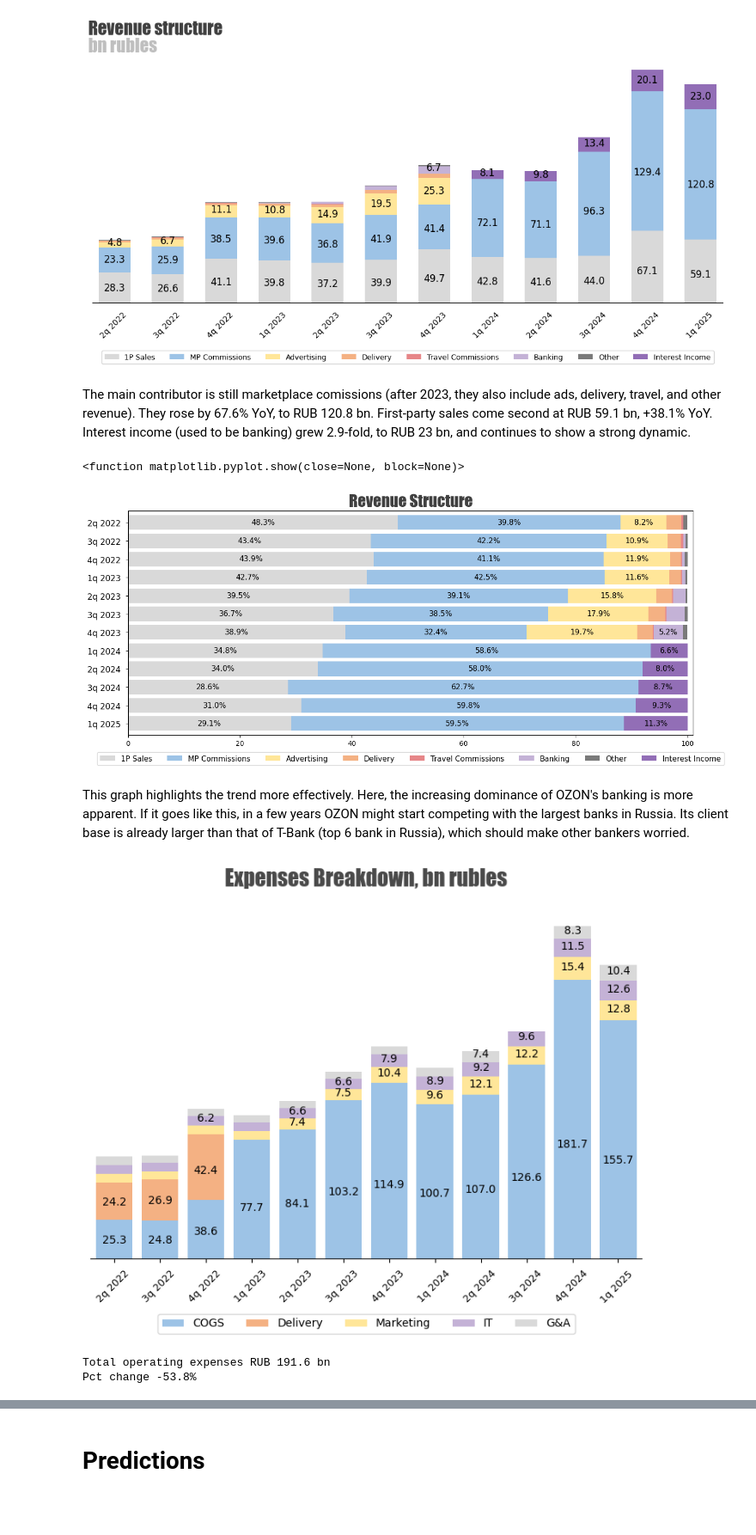
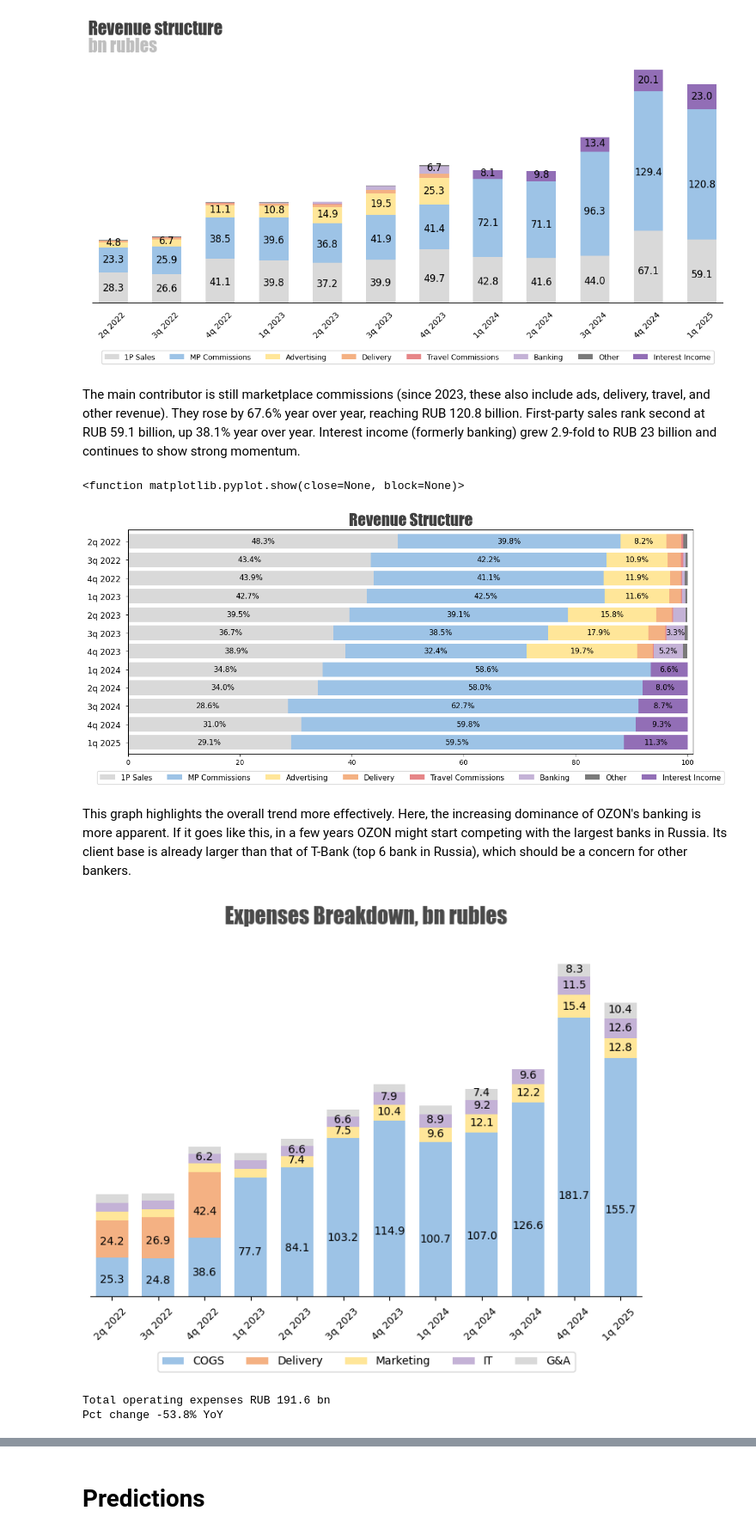
Before and after one commit to Sergei-Ryzhkov/Projects, a Jupyter notebook: OZON analysis.ipynb, the cells around one changed output, grey strips where cells are left out. Shown at 86% size. Saved outputs shown, nothing was run; the diff lists cells and outputs as text; code cells hidden in the pictures; blank space fills up the shorter version.

Commit message:
Improved text

```diff
--- a/OZON analysis.ipynb
+++ b/OZON analysis.ipynb
@@ -306,7 +311,7 @@ ozon_colors = ['#D9D9D9', '#9DC3E6', '#FFE699', '#F4B183', '#E68688','#C4B2D6',
 Revenue_str_figure, rsv = plt.subplots(figsize=(14, 6))
 for i in range(len(revenue_structure.iloc[1:, -quarters_analysed:])):
     rsv.bar(dates_q, revenue_structure.iloc[1 + i, -quarters_analysed:], color=ozon_colors[i],
-            bottom=revenue_structure.iloc[1:i + 1, -quarters_analysed:].sum(), label=labels[i], width=0.6)
+            bottom=revenue_structure.iloc[1:i + 1, -quarters_analysed:].sum(), label=labels[i], width=0.55)
 rsv.xaxis.set_tick_params(rotation=45, labelsize=10)
 rsv.margins(x=0.01)
 rsv.xaxis.set_ticks_position('none')
@@ -327,7 +332,7 @@ plt.show()
 # %% [output]
 [figure]
 # %% [markdown]
-The main contributor is still marketplace comissions (after 2023, they also include ads, delivery, travel, and other revenue). They rose by 67.6% YoY, to RUB 120.8 bn. First-party sales come second at RUB 59.1 bn, +38.1% YoY. Interest income (used to be banking) grew 2.9-fold, to RUB 23 bn, and continues to show a strong dynamic.
+The main contributor is still marketplace commissions (since 2023, these also include ads, delivery, travel, and other revenue). They rose by 67.6% year over year, reaching RUB 120.8 billion. First-party sales rank second at RUB 59.1 billion, up 38.1% year over year. Interest income (formerly banking) grew 2.9-fold to RUB 23 billion and continues to show strong momentum.
 # %%
 # Create a revenue pct graph
 revenue_pct = round((revenue_structure.iloc[1:, -quarters_analysed:] / revenue_structure.iloc[1:, -quarters_analysed:].sum() * 100).astype(float), 2)
@@ -339,7 +344,7 @@ for i in range(len(revenue_pct)):
              left=revenue_pct.iloc[:i].sum())
 for i in range(len(revenue_pct)):
     for j in range(revenue_pct.shape[1]):
-        if revenue_pct.iloc[i, j] > 4:
+        if revenue_pct.iloc[i, j] > 3:
             pcf.text(revenue_pct.iloc[:i + 1, j].sum() - revenue_pct.iloc[i, j] * 0.5, dates_line[j] + 0.1,
                     str(round(revenue_pct.iloc[i, j], 1)) + '%', ha='center', fontsize=11)
 pcf.set_title('Revenue Structure', fontsize=24, **font, color=f_colors[0])
@@ -350,40 +355,40 @@ pcf.legend(loc='lower center', bbox_to_anchor=(0.5, -0.15), ncol=8, fontsize=11)
 plt.show
 # %% [output]
 <function matplotlib.pyplot.show(close=None, block=None)>
-[figure, old version]
+[figure, new version]
 # %% [markdown]
-This graph highlights the trend more effectively. Here, the increasing dominance of OZON's banking is more apparent. If it goes like this, in a few years OZON might start competing with the largest banks in Russia. Its client base is already larger than that of T-Bank (top 6 bank in Russia), which should make other bankers worried.
+This graph highlights the overall trend more effectively. Here, the increasing dominance of OZON's banking is more apparent. If it goes like this, in a few years OZON might start competing with the largest banks in Russia. Its client base is already larger than that of T-Bank (top 6 bank in Russia), which should be a concern for other bankers.
 # %%
 # Create an expenses plot
 ozon_colors_exp = ['#9DC3E6', '#F4B183', '#FFE699', '#C4B2D6', '#D9D9D9', '#E68688']
 exp_str = -ozon_plq.iloc[6:11, -quarters_analysed:]
 labels_exp=['COGS', 'Delivery', 'Marketing', 'IT', 'G&A']
 width_r=0.35
 
 Expenses_figure, expv = plt.subplots(figsize=(9, 6))
 expv.set_title('Expenses Breakdown, bn rubles', fontsize=20, **font, color=f_colors[0], alpha=0.95)
 for i in range(len(exp_str)):
     expv.bar(dates_q, exp_str.iloc[i, -quarters_analysed:], color=ozon_colors_exp[i],
-             bottom=exp_str.iloc[:i, -quarters_analysed:].sum(), label=labels_exp[i], width=0.8)
+             bottom=exp_str.iloc[:i, -quarters_analysed:].sum(), label=labels_exp[i], width=0.7)
 expv.xaxis.set_tick_params(rotation=45, labelsize=9)
 expv.margins(x=0.01)
 expv.set_ylim(0, exp_str.iloc[:, -quarters_analysed:].sum().max() * 1.1)
 expv.legend(loc='lower center', bbox_to_anchor=(0.5, -0.22), ncol=len(exp_str))
 for i in range(exp_str.shape[0]):
     for j in range(exp_str.shape[1]):
         if exp_str.iloc[i, j] > 6:
-            expv.text(dates_q.iloc[j], exp_str.iloc[:i, j].sum() + exp_str.iloc[i, j] * 0.4,
+            expv.text(dates_q.iloc[j], exp_str.iloc[:i, j].sum() + exp_str.iloc[i, j] * 0.35,
                       str(round(exp_str.iloc[i, -quarters_analysed + j], 1)), ha='center')
 for key, spine in expv.spines.items():
     if key != 'bottom':
         spine.set_visible(False)
 expv.yaxis.set_visible(False)
 plt.show()
 print(f"Total operating expenses RUB {round(-ozon_plq.iloc[6:11,-1].sum(), 1)} bn")
-print(f"Pct change {round(-ozon_plq.iloc[6:11,-5:].sum().pct_change(4).dropna().item()*100, 1)}%")
+print(f"Pct change {round(-ozon_plq.iloc[6:11,-5:].sum().pct_change(4).dropna().item()*100, 1)}% YoY")
 # %% [output]
-[figure, old version]
+[figure, new version]
 Total operating expenses RUB 191.6 bn
-Pct change -53.8%
+Pct change -53.8% YoY
 # %% [markdown]
 
```
Also changed, not shown: parts of 24 cells of this notebook, 1 other file.
